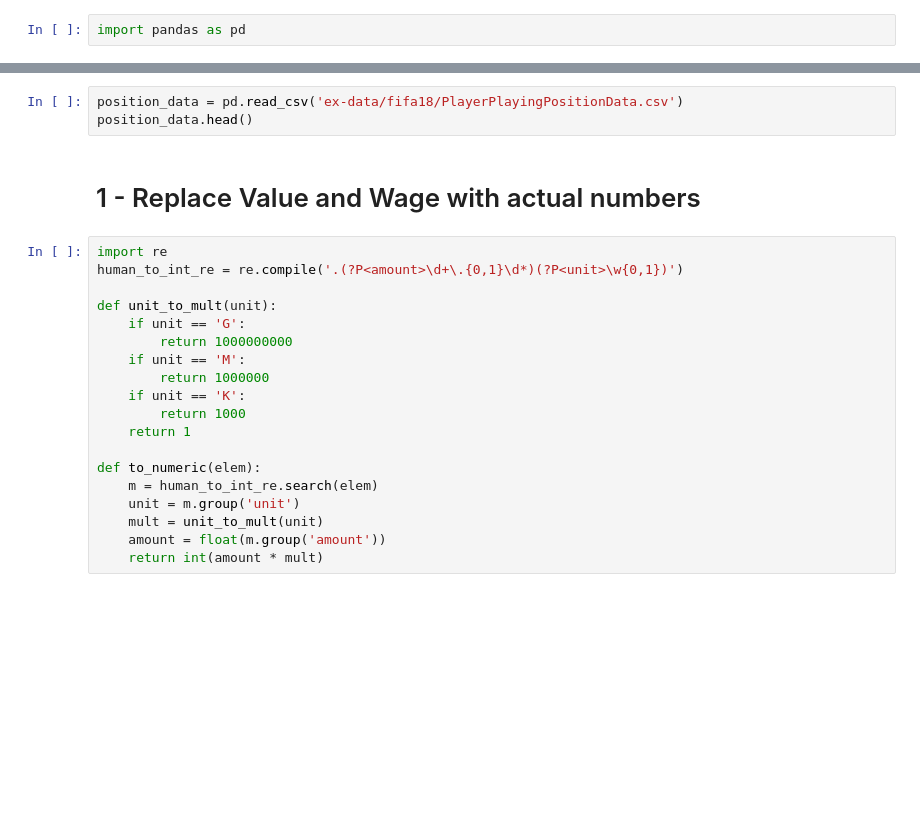
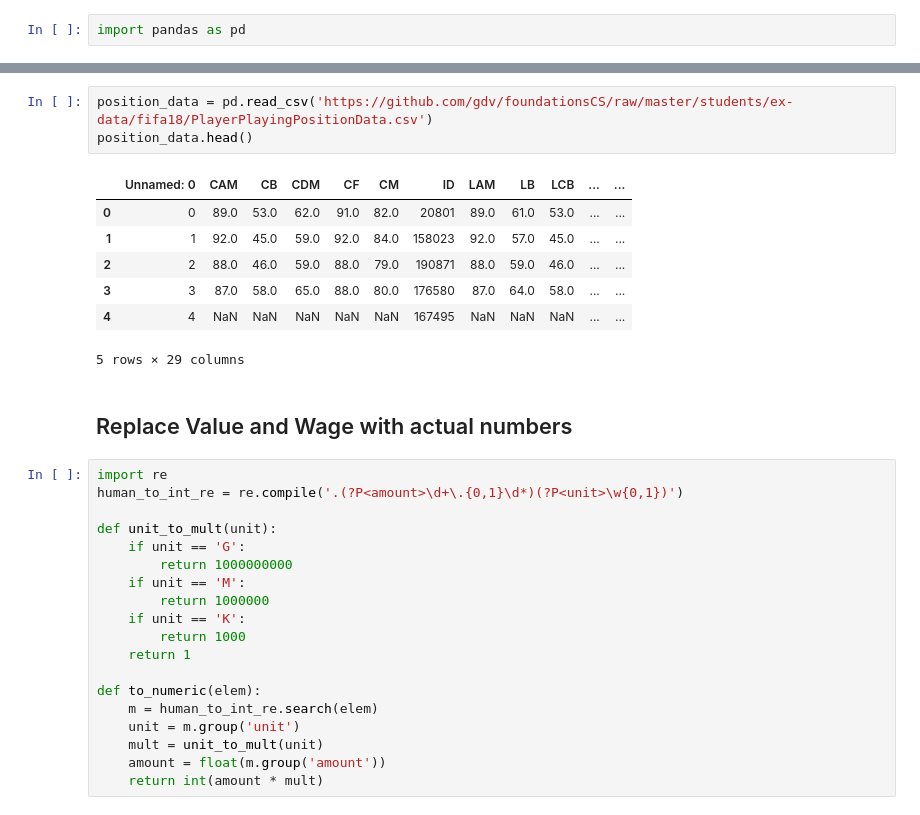
Before and after one commit to gdv/foundationsCS, a Jupyter notebook: teachers/py-14-fifa-solution.ipynb, the cells around one changed output, grey strips where cells are left out. Drawn from its saved outputs; the diff is of its cells as text; blank space fills up the shorter version.

```diff
--- a/teachers/py-14-fifa-solution.ipynb
+++ b/teachers/py-14-fifa-solution.ipynb
@@ -16,8 +46,16 @@ personal_data.tail()
 # %%
-position_data = pd.read_csv('ex-data/fifa18/PlayerPlayingPositionData.csv')
+position_data = pd.read_csv('https://github.com/gdv/foundationsCS/raw/master/students/ex-data/fifa18/PlayerPlayingPositionData.csv')
 position_data.head()
+# %% [output]
+|  | Unnamed: 0 | CAM | CB | CDM | CF | CM | ID | LAM | LB | LCB | ... | ... |
+| 0 | 0 | 89.0 | 53.0 | 62.0 | 91.0 | 82.0 | 20801 | 89.0 | 61.0 | 53.0 | ... | ... |
+| 1 | 1 | 92.0 | 45.0 | 59.0 | 92.0 | 84.0 | 158023 | 92.0 | 57.0 | 45.0 | ... | ... |
+| 2 | 2 | 88.0 | 46.0 | 59.0 | 88.0 | 79.0 | 190871 | 88.0 | 59.0 | 46.0 | ... | ... |
+| 3 | 3 | 87.0 | 58.0 | 65.0 | 88.0 | 80.0 | 176580 | 87.0 | 64.0 | 58.0 | ... | ... |
+| 4 | 4 | NaN | NaN | NaN | NaN | NaN | 167495 | NaN | NaN | NaN | ... | ... |
+5 rows × 29 columns
 # %% [markdown]
-# 1 - Replace Value and Wage with actual numbers
+## Replace Value and Wage with actual numbers
 # %%
 import re
 human_to_int_re = re.compile('.(?P<amount>\d+\.{0,1}\d*)(?P<unit>\w{0,1})')
```
Also changed, not shown: parts of 25 cells of this notebook, 53 other files.
